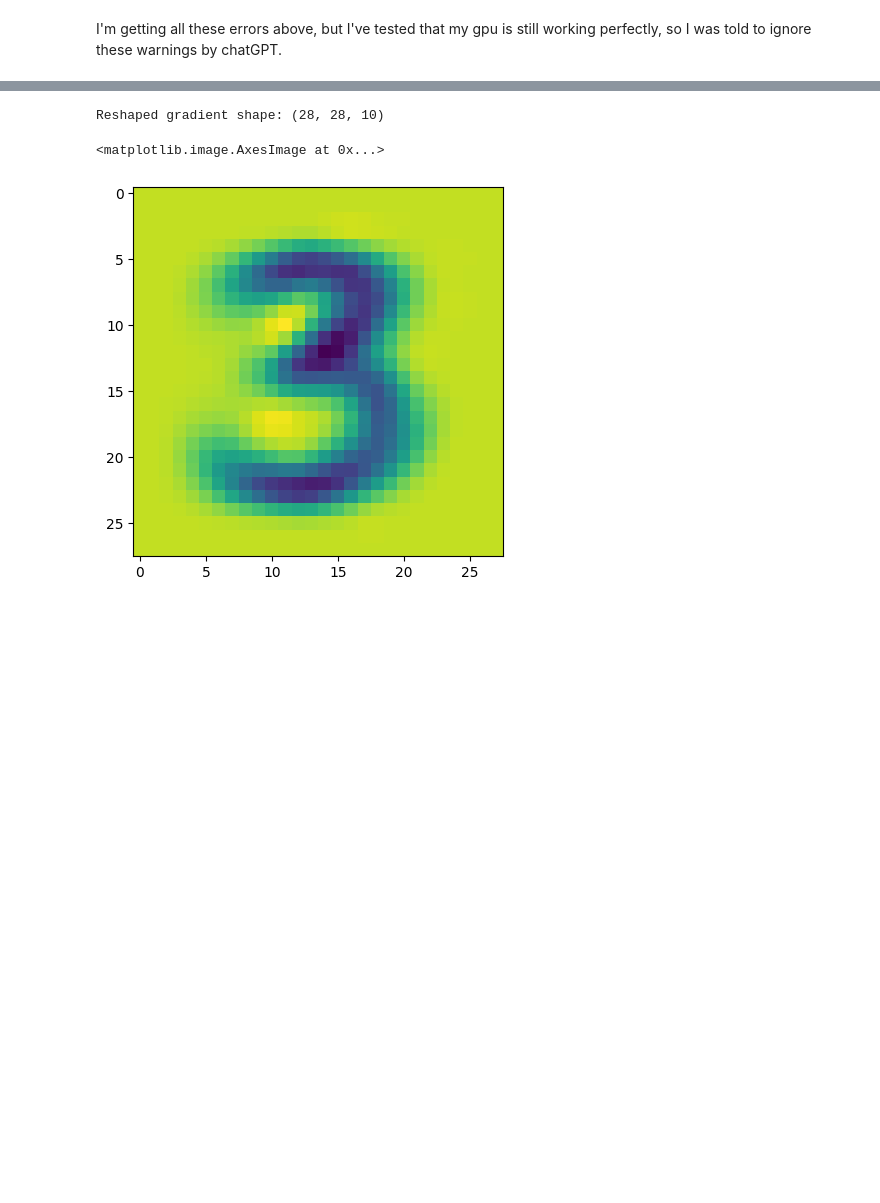
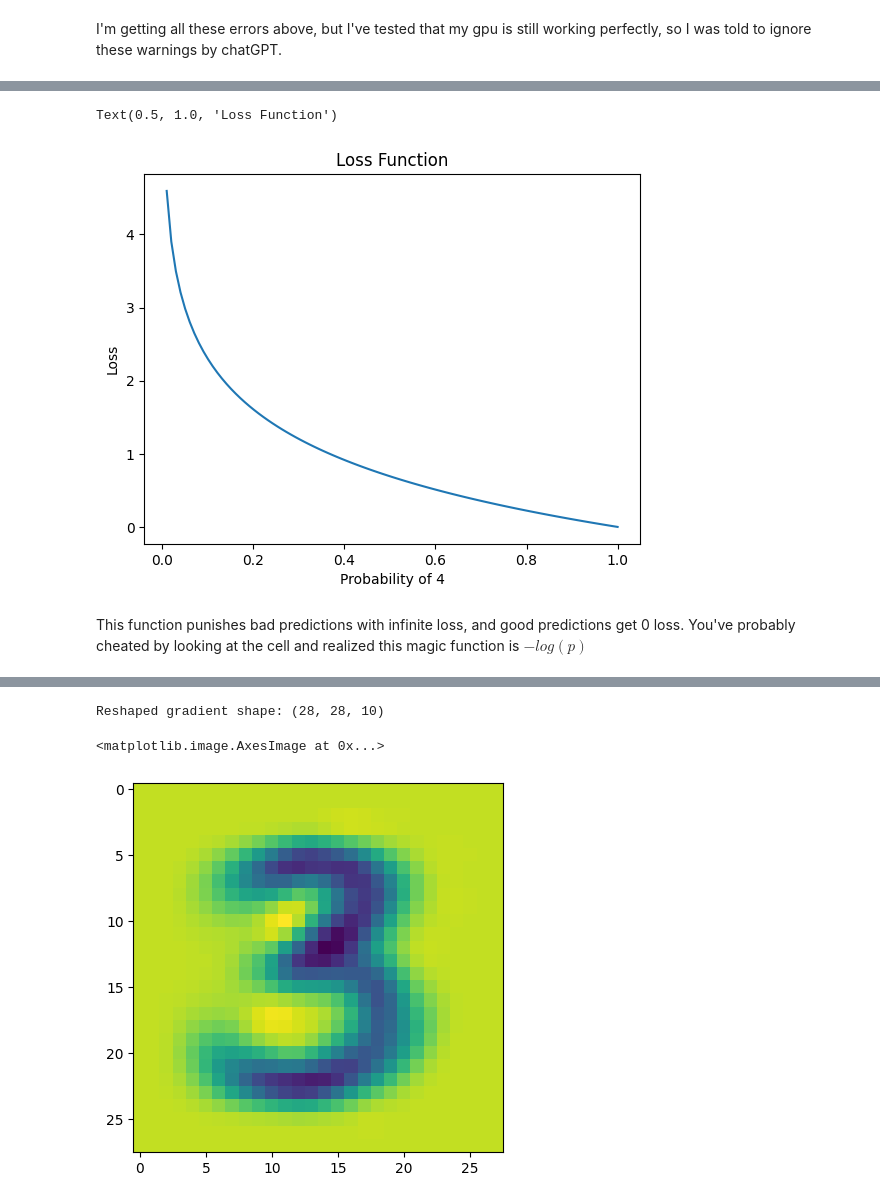
Before and after one commit to JacksonRudd/dl, a Jupyter notebook: mnist/2_training.ipynb, the cells around one changed output, grey strips where cells are left out. Saved outputs shown, nothing was run; the diff lists cells and outputs as text; code cells hidden in the pictures; blank space fills up the shorter version.

```diff
--- a/mnist/2_training.ipynb
+++ b/mnist/2_training.ipynb
@@ -21,0 +119,20 @@ I0000 00:00:1732545506.343306    9986 gpu_device.cc:2022] Created device /job:lo
+# %%
+# plot out - log(x) where x ranges from 0 to 1
+# The x should be labled as probability and y should be labeled as loss
+import matplotlib.pyplot as plt
+import numpy as np
+
+
+
+x = np.linspace(0, 1, 100)
+y = -np.log(x)
+
+plt.plot(x, y)
+plt.xlabel('Probability of 4')
+plt.ylabel('Loss')
+plt.title('Loss Function')
+# %% [output]
+Text(0.5, 1.0, 'Loss Function')
+[figure, added]
+# %% [markdown]
+This function punishes bad predictions with infinite loss, and good predictions get 0 loss. You've probably cheated by looking at the cell and realized this magic function is $-log(p)$
```
Also changed, not shown: parts of 23 cells of this notebook.
